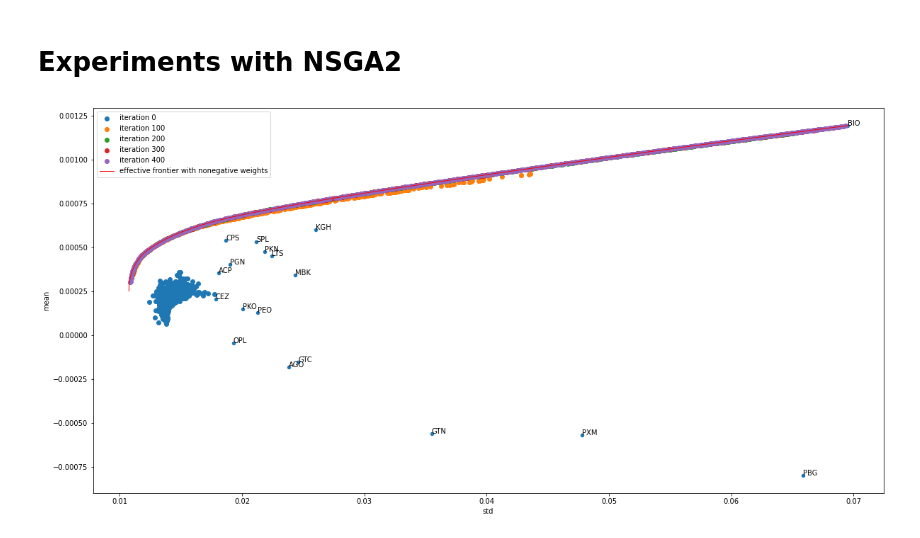
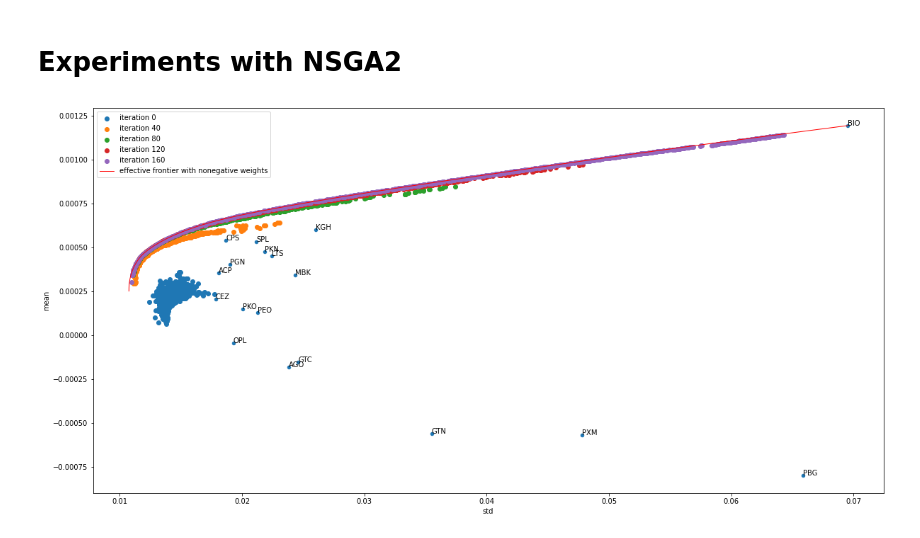
Before and after one commit to jdworzans/portfolio-optimization, a Jupyter notebook: analyse_mpt.ipynb, the cells around one changed output. Saved outputs shown, nothing was run; the diff lists cells and outputs as text; code cells hidden in the pictures.

```diff
--- a/analyse_mpt.ipynb
+++ b/analyse_mpt.ipynb
@@ -114,15 +114,15 @@ history = model.simulate(objective)
 # %%
 fig, ax = plt.subplots(figsize=(20, 10))
 mean_std_df.plot("std", "mean", kind="scatter", ax=ax)
 for _, row in mean_std_df.iterrows():
     ax.annotate(row.name, (row["std"], row["mean"]))
 
-for n in range(0, 500, 100):
+for n in range(0, 200, 40):
     ax.scatter(np.sqrt(history[n, :, 1]), -history[n, :, 0], label=f"iteration {n}")
 
 ax.plot(nonneg_arr[:, 0], nonneg_arr[:, 1], label="effective frontier with nonegative weights", c="red", linewidth=1)
 
 ax.legend()
 plt.show()
 # %% [output]
-[figure, old version]
+[figure, new version]
```
Also changed, not shown: 2 other files.
